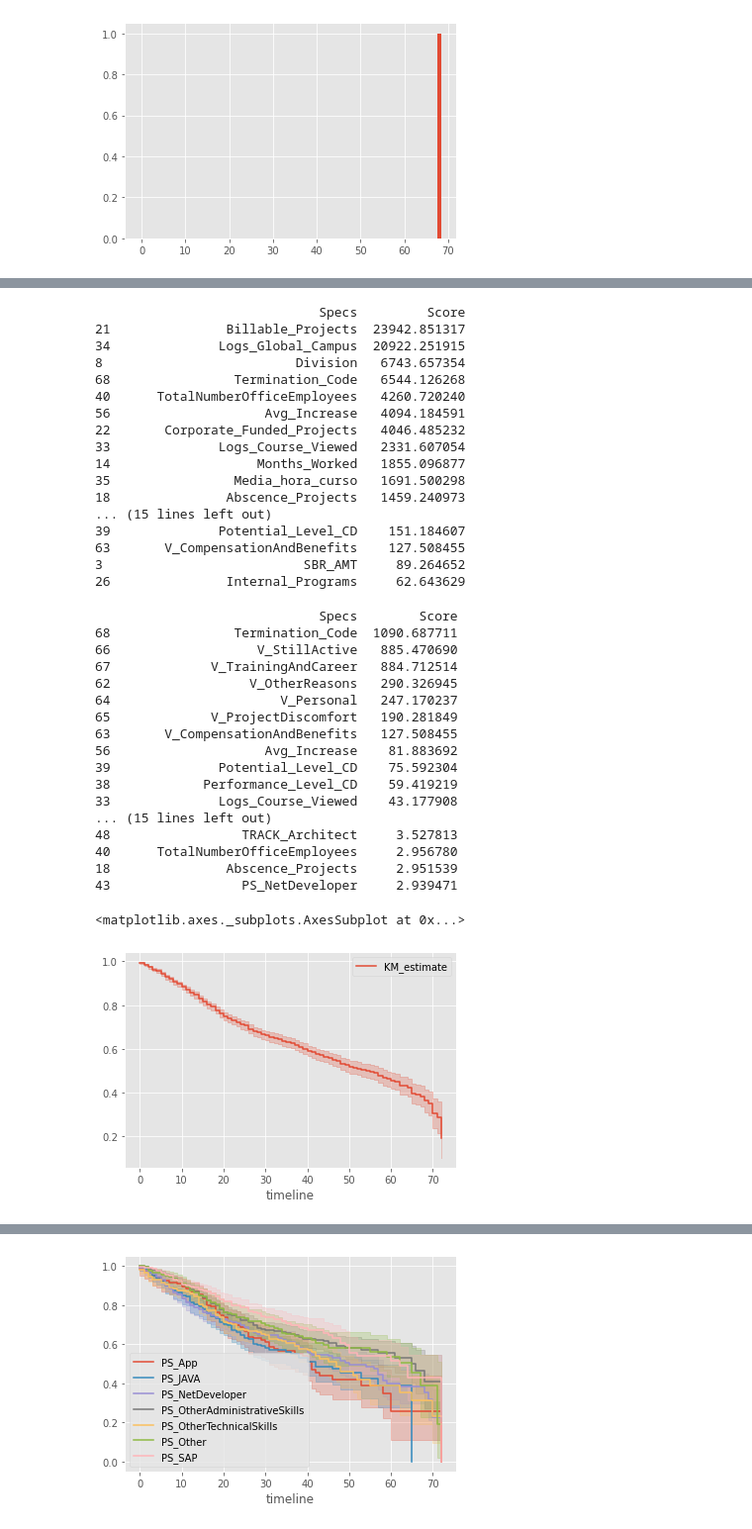
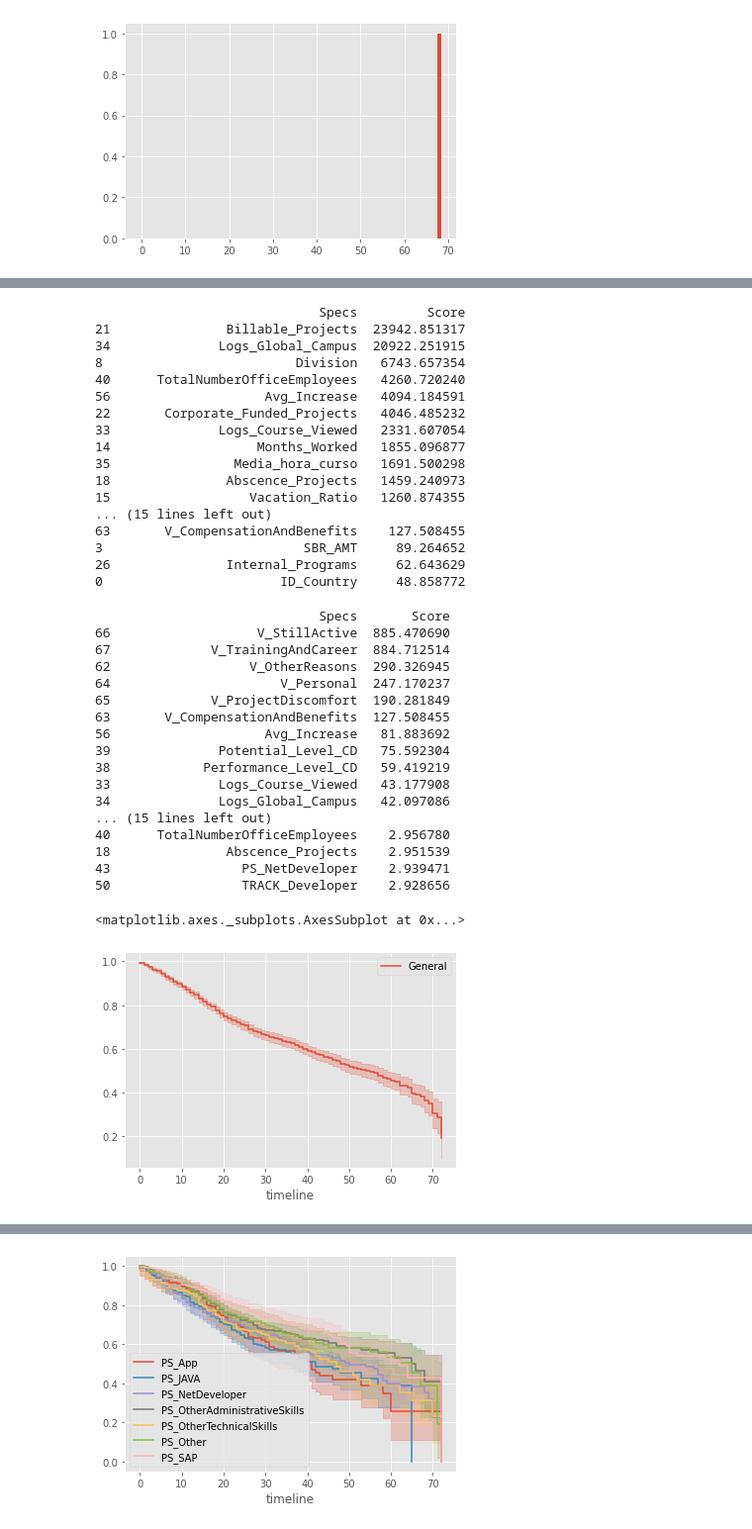
Before and after one commit to WarriorQro78AGC/DT-March21-CapstoneProject, a Jupyter notebook: Src/CapstoneVer2.ipynb, the cells around one changed output, grey strips where cells are left out. Shown: that part at 99% size. Saved outputs shown, nothing was run; the diff lists cells and outputs as text; code cells hidden in the pictures.

```diff
--- a/Src/CapstoneVer2.ipynb
+++ b/Src/CapstoneVer2.ipynb
@@ -804,7 +804,8 @@ memory usage: 123.3 KB
 df = df.join(enc_df.set_index(df.index))
 # %%
 # Descomentar las siguientes 2 líneas para eliminar las columnas reemplazadas por las transpuestas con ENCODE
-columnas_drop=['Termination_Code']
+#columnas_drop=['Termination_Code', 'Termination_Reason']
+columnas_drop=['Termination_Reason']
 df.drop(columnas_drop, axis=1, inplace=True)
 # %%
 df.head()
@@ -819,9 +820,3 @@ df.head()
 # %%
 DropColumns = ['Country','Employee_Pay_ST','Department','Estado','Performance_Level','Potential_Level']
 df.drop(DropColumns, axis=1, inplace=True)
-# %%
-df['Termination_Code'] = df['Termination_Reason']
-df['Termination_Code'] = df['Termination_Code'].replace(['Still Active','Vol - Compensation & Benefits','Vol - Personal','Vol - Project Discomfort','Vol - Training & Career Dev'],[0,1,2,3,5])
-df['Termination_Code'] = df['Termination_Code'].replace(['Vol - Job Abandonment','Vol - Supervisor / Leadership','Vol - Other','Vol - Transfer NEORIS Office','Vol - Transfer to CEMEX','Vol - Transfer to client', 'Vol - Work Environment'],6)
-df.drop(['Termination_Reason'], axis=1, inplace=True)
-df['Termination_Code'].unique()
@@ -965,7 +958,6 @@ print(featureScores.nlargest(30,'Score'))  #print 30 best features
 21               Billable_Projects  23942.851317
 34              Logs_Global_Campus  20922.251915
 8                         Division   6743.657354
-68                Termination_Code   6544.126268
 40      TotalNumberOfficeEmployees   4260.720240
 56                    Avg_Increase   4094.184591
 22       Corporate_Funded_Projects   4046.485232
@@ -973,11 +965,12 @@ print(featureScores.nlargest(30,'Score'))  #print 30 best features
 14                   Months_Worked   1855.096877
 35                Media_hora_curso   1691.500298
 18               Abscence_Projects   1459.240973
+15                  Vacation_Ratio   1260.874355
 ... (15 lines left out)
-39              Potential_Level_CD    151.184607
 63       V_CompensationAndBenefits    127.508455
 3                          SBR_AMT     89.264652
 26               Internal_Programs     62.643629
+0                       ID_Country     48.858772
 # %%
 scaler = MinMaxScaler()
 X_scaled = scaler.fit_transform(X)
@@ -991,30 +984,30 @@ featureScores = pd.concat([dfcolumns,dfscores],axis=1)
 featureScores.columns = ['Specs','Score']  #naming the dataframe columns
 print(featureScores.nlargest(30,'Score'))  #print 30 best features
 # %% [output]
-                             Specs        Score
-68                Termination_Code  1090.687711
-66                   V_StillActive   885.470690
-67             V_TrainingAndCareer   884.712514
-62                  V_OtherReasons   290.326945
-64                      V_Personal   247.170237
-65             V_ProjectDiscomfort   190.281849
-63       V_CompensationAndBenefits   127.508455
-56                    Avg_Increase    81.883692
-39              Potential_Level_CD    75.592304
-38            Performance_Level_CD    59.419219
-33              Logs_Course_Viewed    43.177908
+                             Specs       Score
+66                   V_StillActive  885.470690
+67             V_TrainingAndCareer  884.712514
+62                  V_OtherReasons  290.326945
+64                      V_Personal  247.170237
+65             V_ProjectDiscomfort  190.281849
+63       V_CompensationAndBenefits  127.508455
+56                    Avg_Increase   81.883692
+39              Potential_Level_CD   75.592304
+38            Performance_Level_CD   59.419219
+33              Logs_Course_Viewed   43.177908
+34              Logs_Global_Campus   42.097086
 ... (15 lines left out)
-48                 TRACK_Architect     3.527813
-40      TotalNumberOfficeEmployees     2.956780
-18               Abscence_Projects     2.951539
-43                 PS_NetDeveloper     2.939471
+40      TotalNumberOfficeEmployees    2.956780
+18               Abscence_Projects    2.951539
+43                 PS_NetDeveloper    2.939471
+50                 TRACK_Developer    2.928656
 # %%
 kmf = KaplanMeierFitter()
-kmf.fit(durations = df['Months_Worked'], event_observed = df['Churn'])
+kmf.fit(durations = df['Months_Worked'], event_observed = df['Churn'], label='General')
 
 kmf.event_table
 kmf.predict([10,20,30,40, 50, 60, 72])
 kmf.plot()
 # %% [output]
 <matplotlib.axes._subplots.AxesSubplot at 0x...>
-[figure, old version]
+[figure, new version]
```
Also changed, not shown: parts of 11 cells of this notebook.
